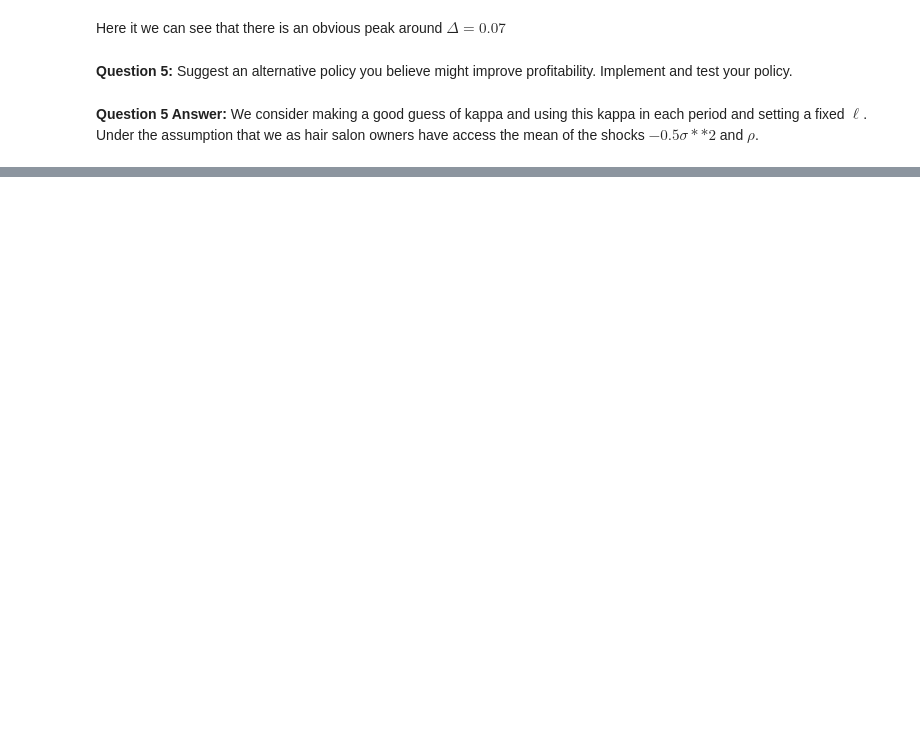
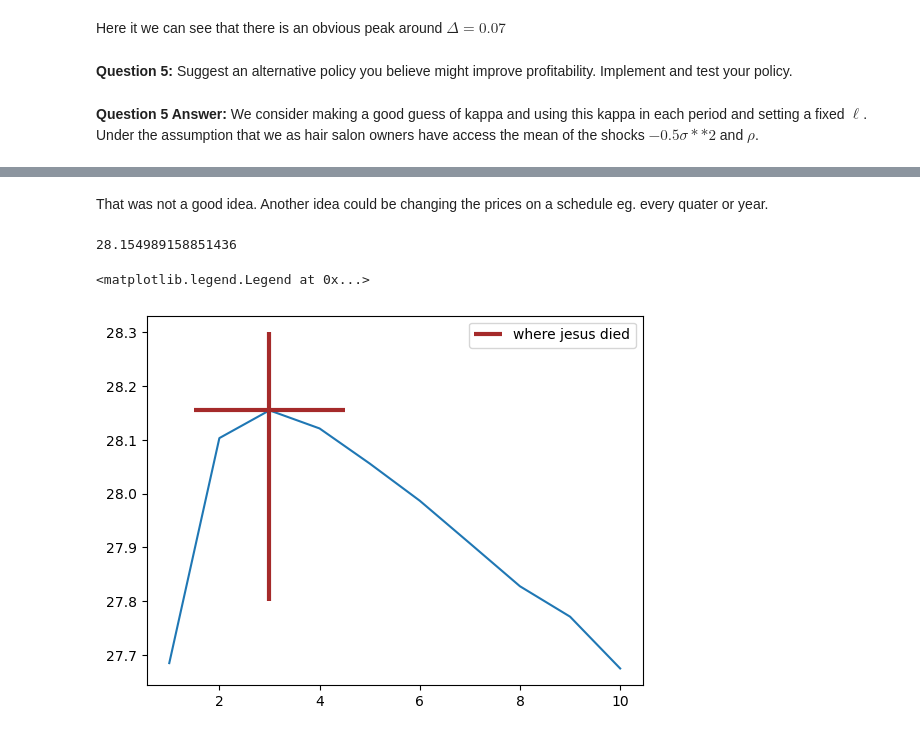
Before and after one commit to NumEconCopenhagen/projects-2023-scb, a Jupyter notebook: exam/problem 2.ipynb, the cells around one changed output, grey strips where cells are left out. Saved outputs shown, nothing was run; the diff lists cells and outputs as text; code cells hidden in the pictures; blank space fills up the shorter version.

```diff
--- a/exam/problem 2.ipynb
+++ b/exam/problem 2.ipynb
@@ -330,6 +331,7 @@ def sim_ell_guess(par):
         discounted_profits[i] = par.R**-i*p
     return np.sum(discounted_profits)
 # %%
+par.K = 1000
 def sim_ell_guess_k_times(par):
     prof = np.zeros(par.K)
     np.random.seed(1)
@@ -344,0 +347,2 @@ guess_profits
+# %% [markdown]
+That was not a good idea. Another idea could be changing the prices on a schedule eg. every quater or year.
@@ -344,0 +393,26 @@ guess_profits
+# %%
+np.random.seed(1234)
+par.fixed_periods = 0
+hey = big_H_alt(par)
+# %%
+bigfuckers = range(1, 11)
+par.K = 2000
+bigcock_results = np.zeros(10)
+for i, hello_fuckers in tqdm(enumerate(bigfuckers)):
+    par.fixed_periods = hello_fuckers
+    np.random.seed(1234)
+    bigcock_results[i] = big_H_alt(par)
+# %%
+print(bigcock_results[np.argmax(bigcock_results)])
+# %% [output]
+28.154989158851436
+# %%
+fig, ax = plt.subplots(1,1)
+ax.plot(bigfuckers, bigcock_results)
+ax.vlines(3, ymin=27.8, ymax=28.3, color="brown", lw=3)
+ax.hlines(bigcock_results[np.argmax(bigcock_results)],xmin=1.5, xmax=4.5,
+          label="where jesus died", color="brown", lw=3)
+ax.legend()
+# %% [output]
+<matplotlib.legend.Legend at 0x...>
+[figure, added]
```
Also changed, not shown: parts of 4 cells of this notebook, 1 other file.
